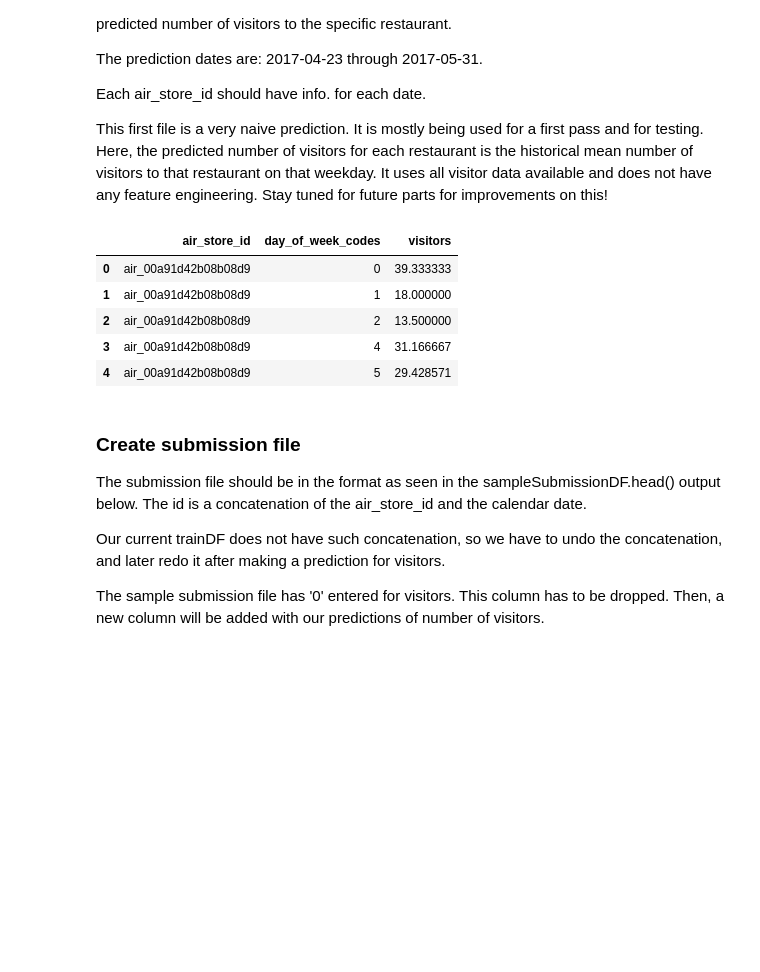
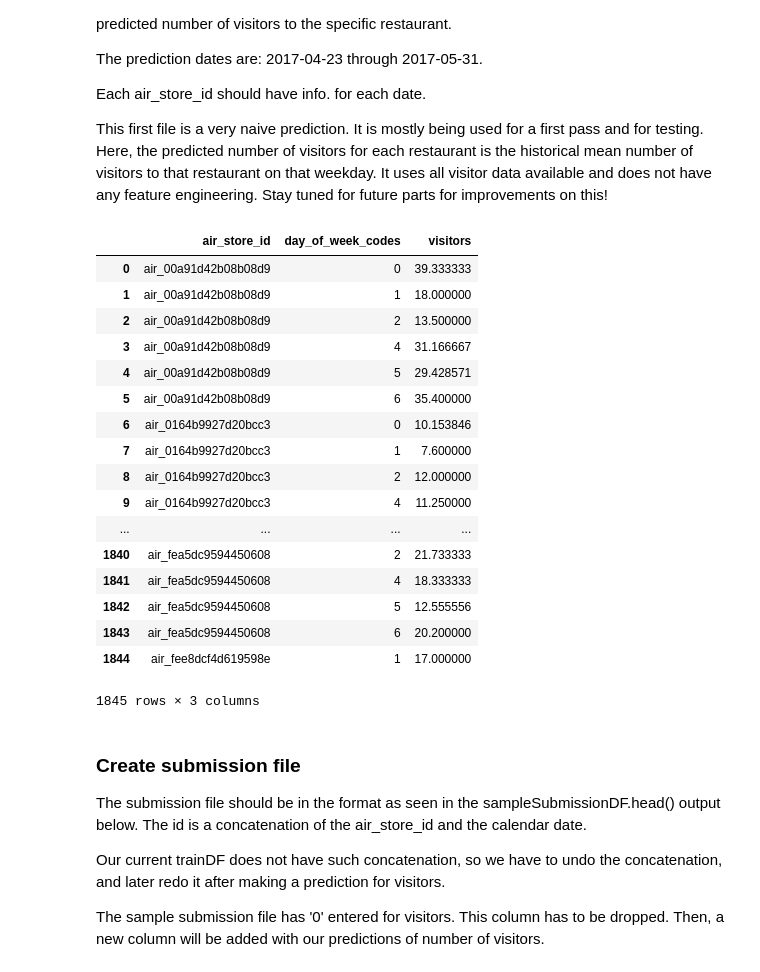
Before and after one commit to jieunyoo/kaggle-recruit-restaurant-predictions, a Jupyter notebook: 04-predictions.ipynb, the cells around one changed output. Saved outputs shown, nothing was run; the diff lists cells and outputs as text; code cells hidden in the pictures; blank space fills up the shorter version.

```diff
--- a/04-predictions.ipynb
+++ b/04-predictions.ipynb
@@ -77,11 +77,23 @@ grouped = grouped.loc[grouped['visit_year']==2017]
 grouped2 = grouped.groupby(['air_store_id', 'day_of_week_codes'])['visitors'].mean()
 # %%
 grouped2 = grouped2.to_frame().reset_index()
-grouped2.head()
+grouped2
 # %% [output]
 |  | air_store_id | day_of_week_codes | visitors |
 | 0 | air_00a91d42b08b08d9 | 0 | 39.333333 |
 | 1 | air_00a91d42b08b08d9 | 1 | 18.000000 |
 | 2 | air_00a91d42b08b08d9 | 2 | 13.500000 |
 | 3 | air_00a91d42b08b08d9 | 4 | 31.166667 |
 | 4 | air_00a91d42b08b08d9 | 5 | 29.428571 |
+| 5 | air_00a91d42b08b08d9 | 6 | 35.400000 |
+| 6 | air_0164b9927d20bcc3 | 0 | 10.153846 |
+| 7 | air_0164b9927d20bcc3 | 1 | 7.600000 |
+| 8 | air_0164b9927d20bcc3 | 2 | 12.000000 |
+| 9 | air_0164b9927d20bcc3 | 4 | 11.250000 |
+| ... | ... | ... | ... |
+| 1840 | air_fea5dc9594450608 | 2 | 21.733333 |
+| 1841 | air_fea5dc9594450608 | 4 | 18.333333 |
+| 1842 | air_fea5dc9594450608 | 5 | 12.555556 |
+| 1843 | air_fea5dc9594450608 | 6 | 20.200000 |
+| 1844 | air_fee8dcf4d619598e | 1 | 17.000000 |
+1845 rows × 3 columns
```
Also changed, not shown: parts of 6 cells of this notebook.
